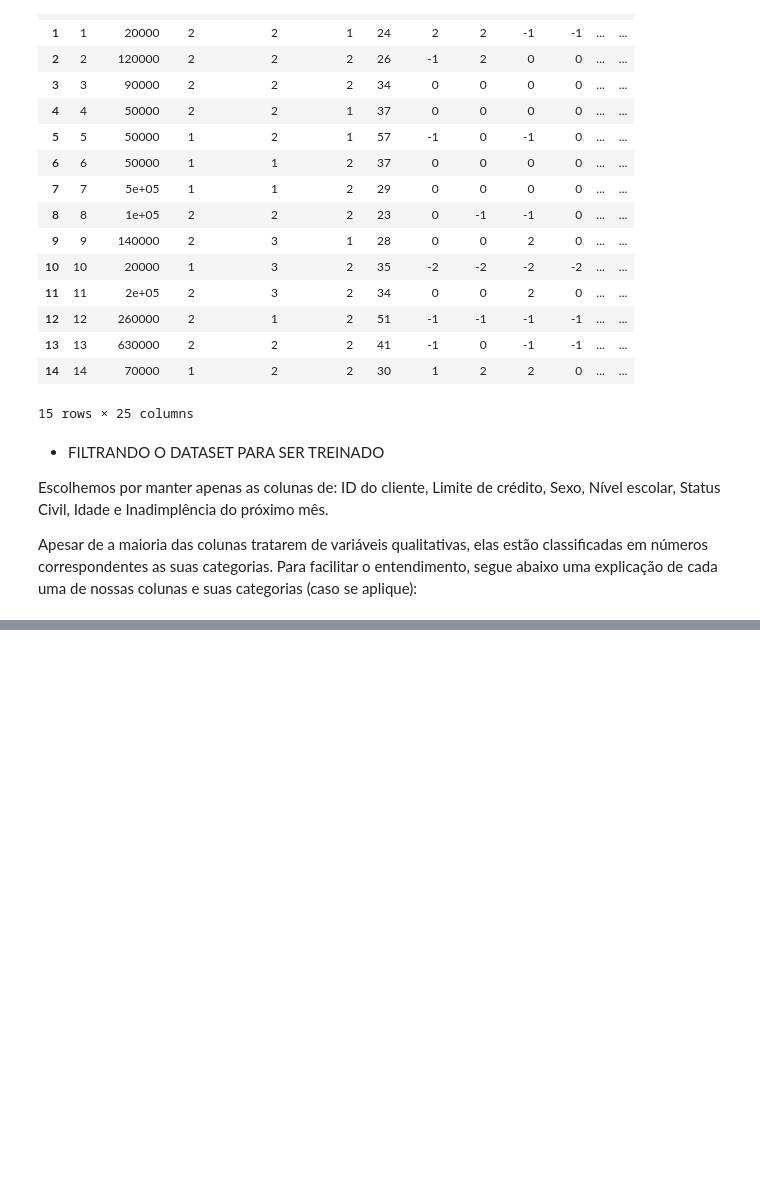
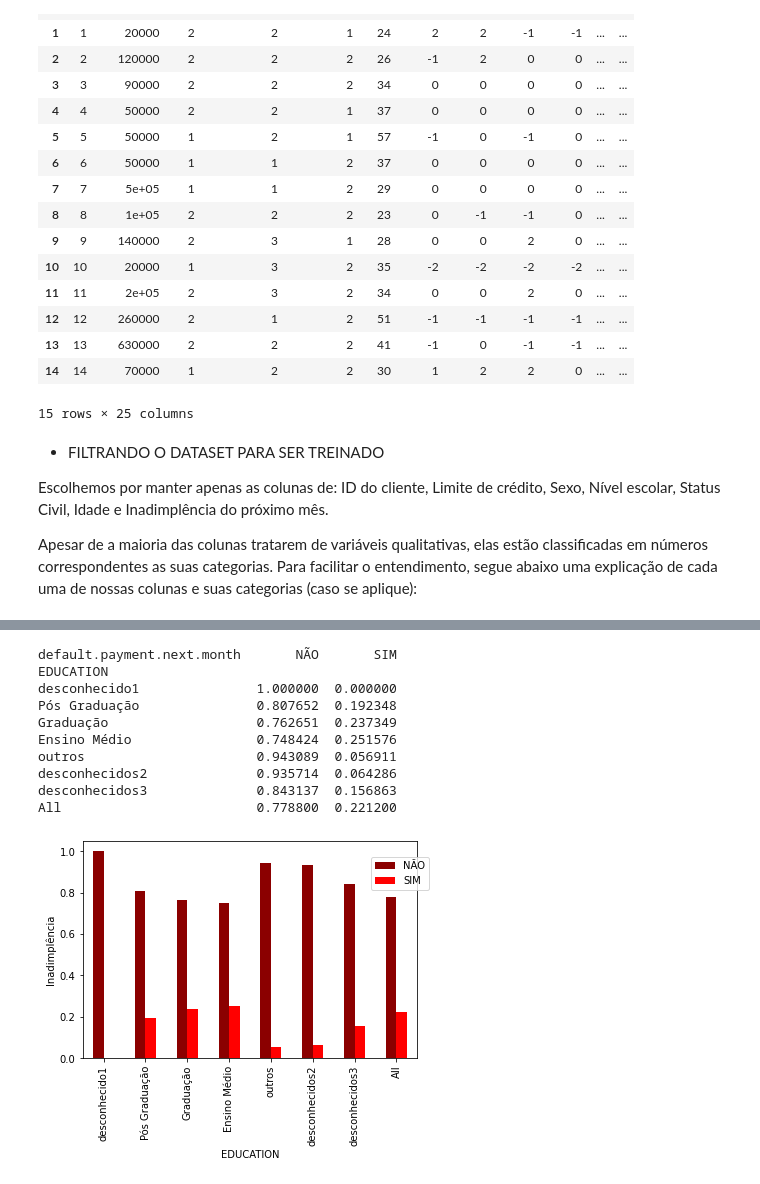
Before and after one commit to insper-classroom/22-2a-cd-p2-grupo_bexcamrefe, a Jupyter notebook: Relatorio_P2.ipynb, the cells around one changed output, grey strips where cells are left out. Cells and saved outputs as stored; diff of their text form; code cells hidden in the pictures; blank space fills up the shorter version.

```diff
--- a/Relatorio_P2.ipynb
+++ b/Relatorio_P2.ipynb
@@ -173,0 +208,24 @@ sexo_x_in
+# %%
+# Educação X Inadimplência
+ed_x_in = pd.crosstab(train['EDUCATION'], train['default.payment.next.month'], normalize='index', margins=True)
+print(ed_x_in)
+
+cores = ['darkred','red','yellow','green','darkgreen', 'purple', 'pink']
+
+ed_x_in.plot.bar(color = cores)
+plt.ylabel('Inadimplência')
+plt.legend(loc='center')
+plt.legend(bbox_to_anchor=(1.05, 0.95)); # Coloca legenda para fora da janela gráfica
+plt.show()
+# %% [output]
+default.payment.next.month       NÃO       SIM
+EDUCATION
+desconhecido1               1.000000  0.000000
+Pós Graduação               0.807652  0.192348
+Graduação                   0.762651  0.237349
+Ensino Médio                0.748424  0.251576
+outros                      0.943089  0.056911
+desconhecidos2              0.935714  0.064286
+desconhecidos3              0.843137  0.156863
+All                         0.778800  0.221200
+[figure, added]
```
Also changed, not shown: parts of 4 cells of this notebook.
